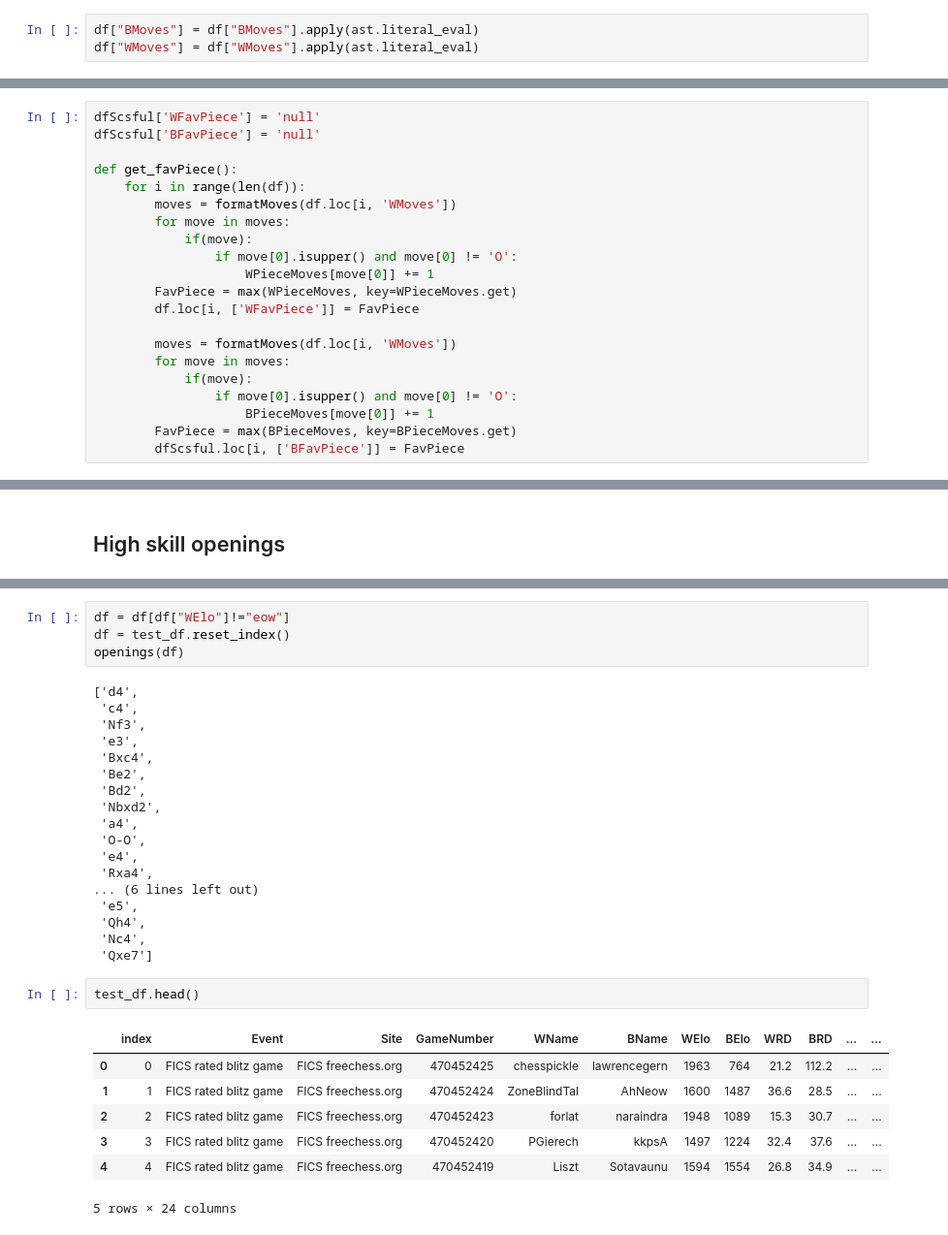
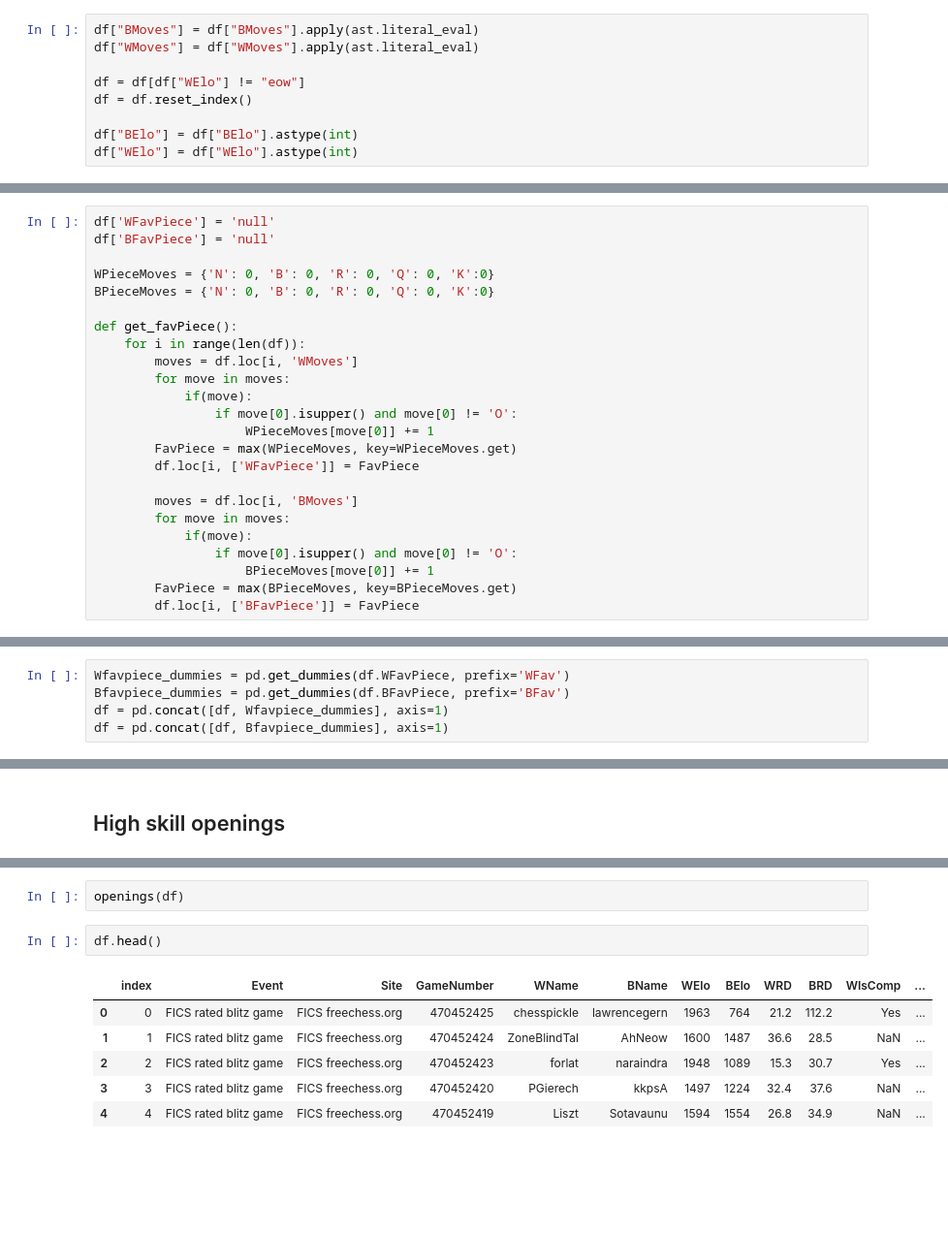
Before and after one commit to Lux040899/MAST30034-Team-Project, a Jupyter notebook: master.ipynb, the cells around one changed output, grey strips where cells are left out. Shown at 97% size. Saved outputs shown, nothing was run; the diff lists cells and outputs as text; blank space fills up the shorter version.

```diff
--- a/master.ipynb
+++ b/master.ipynb
@@ -31,3 +30,9 @@ df.head()
 # %%
 df["BMoves"] = df["BMoves"].apply(ast.literal_eval)
 df["WMoves"] = df["WMoves"].apply(ast.literal_eval)
+
+df = df[df["WElo"] != "eow"]
+df = df.reset_index()
+
+df["BElo"] = df["BElo"].astype(int)
+df["WElo"] = df["WElo"].astype(int)
@@ -269,10 +284,13 @@ def formatMoves(moves):
 # %%
-dfScsful['WFavPiece'] = 'null'
-dfScsful['BFavPiece'] = 'null'
+df['WFavPiece'] = 'null'
+df['BFavPiece'] = 'null'
+
+WPieceMoves = {'N': 0, 'B': 0, 'R': 0, 'Q': 0, 'K':0}
+BPieceMoves = {'N': 0, 'B': 0, 'R': 0, 'Q': 0, 'K':0}
 
 def get_favPiece():
     for i in range(len(df)):
-        moves = formatMoves(df.loc[i, 'WMoves'])
+        moves = df.loc[i, 'WMoves']
         for move in moves:
             if(move):
                 if move[0].isupper() and move[0] != 'O':
@@ -280,10 +298,10 @@ def get_favPiece():
         FavPiece = max(WPieceMoves, key=WPieceMoves.get)
         df.loc[i, ['WFavPiece']] = FavPiece
 
-        moves = formatMoves(df.loc[i, 'WMoves'])
+        moves = df.loc[i, 'BMoves']
         for move in moves:
             if(move):
                 if move[0].isupper() and move[0] != 'O':
                     BPieceMoves[move[0]] += 1
         FavPiece = max(BPieceMoves, key=BPieceMoves.get)
-        dfScsful.loc[i, ['BFavPiece']] = FavPiece
+        df.loc[i, ['BFavPiece']] = FavPiece
@@ -291,0 +310,5 @@ NameError: name 'dfScsful' is not defined
+# %%
+Wfavpiece_dummies = pd.get_dummies(df.WFavPiece, prefix='WFav')
+Bfavpiece_dummies = pd.get_dummies(df.BFavPiece, prefix='BFav')
+df = pd.concat([df, Wfavpiece_dummies], axis=1)
+df = pd.concat([df, Bfavpiece_dummies], axis=1)
@@ -455,35 +497,14 @@ def openings(df):
     elos, bOpens, wOpens = high_skill_openings(df)
     df["bOpens"] = bOpens
     df["wOpens"] = wOpens
-# %%
-df = df[df["WElo"]!="eow"]
-df = test_df.reset_index()
-openings(df)
-# %% [output]
-['d4',
- 'c4',
- 'Nf3',
- 'e3',
- 'Bxc4',
- 'Be2',
- 'Bd2',
- 'Nbxd2',
- 'a4',
- 'O-O',
- 'e4',
- 'Rxa4',
-... (6 lines left out)
- 'e5',
- 'Qh4',
- 'Nc4',
- 'Qxe7']
+# %%
+openings(df)
 # %%
-test_df.head()
+df.head()
 # %% [output]
-|  | index | Event | Site | GameNumber | WName | BName | WElo | BElo | WRD | BRD | ... | ... |
-| 0 | 0 | FICS rated blitz game | FICS freechess.org | 470452425 | chesspickle | lawrencegern | 1963 | 764 | 21.2 | 112.2 | ... | ... |
-| 1 | 1 | FICS rated blitz game | FICS freechess.org | 470452424 | ZoneBlindTal | AhNeow | 1600 | 1487 | 36.6 | 28.5 | ... | ... |
-| 2 | 2 | FICS rated blitz game | FICS freechess.org | 470452423 | forlat | naraindra | 1948 | 1089 | 15.3 | 30.7 | ... | ... |
-| 3 | 3 | FICS rated blitz game | FICS freechess.org | 470452420 | PGierech | kkpsA | 1497 | 1224 | 32.4 | 37.6 | ... | ... |
-| 4 | 4 | FICS rated blitz game | FICS freechess.org | 470452419 | Liszt | Sotavaunu | 1594 | 1554 | 26.8 | 34.9 | ... | ... |
+|  | index | Event | Site | GameNumber | WName | BName | WElo | BElo | WRD | BRD | WIsComp | ... |
+| 0 | 0 | FICS rated blitz game | FICS freechess.org | 470452425 | chesspickle | lawrencegern | 1963 | 764 | 21.2 | 112.2 | Yes | ... |
+| 1 | 1 | FICS rated blitz game | FICS freechess.org | 470452424 | ZoneBlindTal | AhNeow | 1600 | 1487 | 36.6 | 28.5 | NaN | ... |
+| 2 | 2 | FICS rated blitz game | FICS freechess.org | 470452423 | forlat | naraindra | 1948 | 1089 | 15.3 | 30.7 | Yes | ... |
+| 3 | 3 | FICS rated blitz game | FICS freechess.org | 470452420 | PGierech | kkpsA | 1497 | 1224 | 32.4 | 37.6 | NaN | ... |
+| 4 | 4 | FICS rated blitz game | FICS freechess.org | 470452419 | Liszt | Sotavaunu | 1594 | 1554 | 26.8 | 34.9 | NaN | ... |
-5 rows × 24 columns
```
Also changed, not shown: parts of 21 cells of this notebook.
